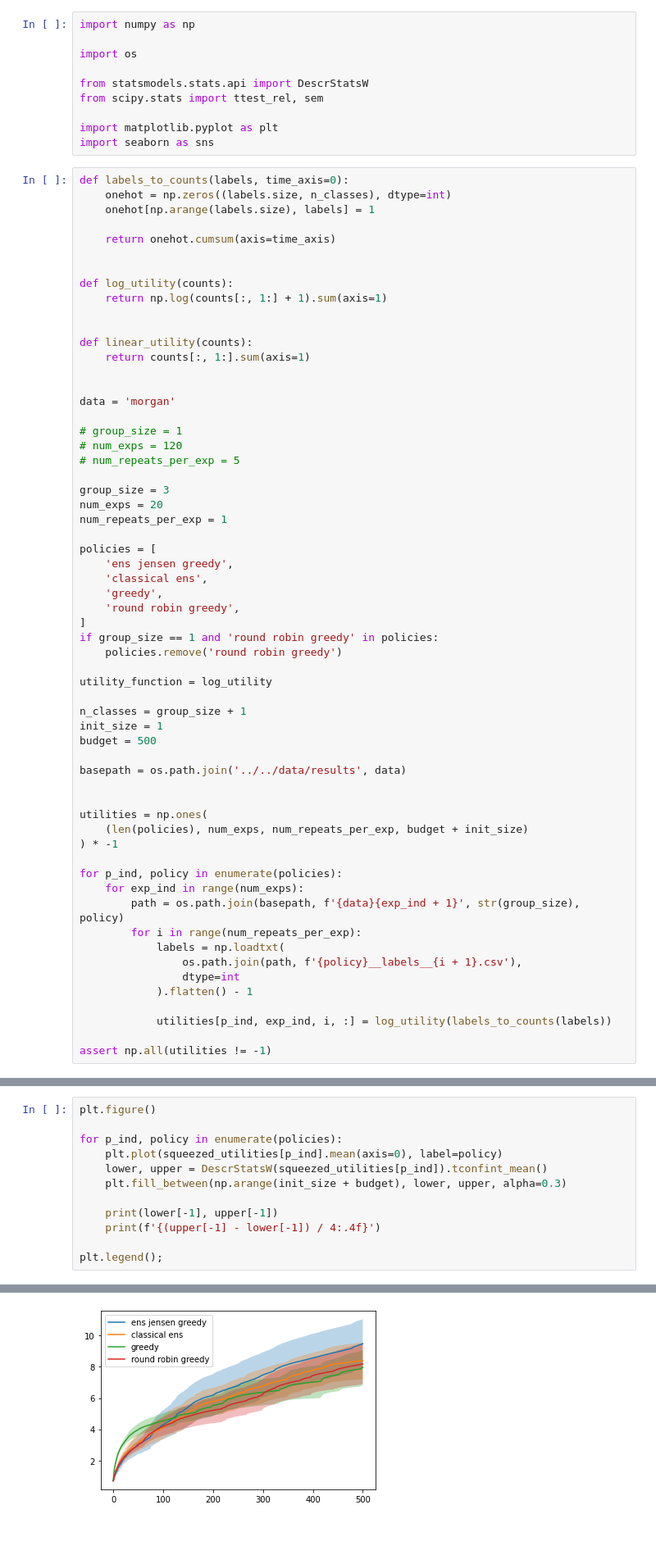
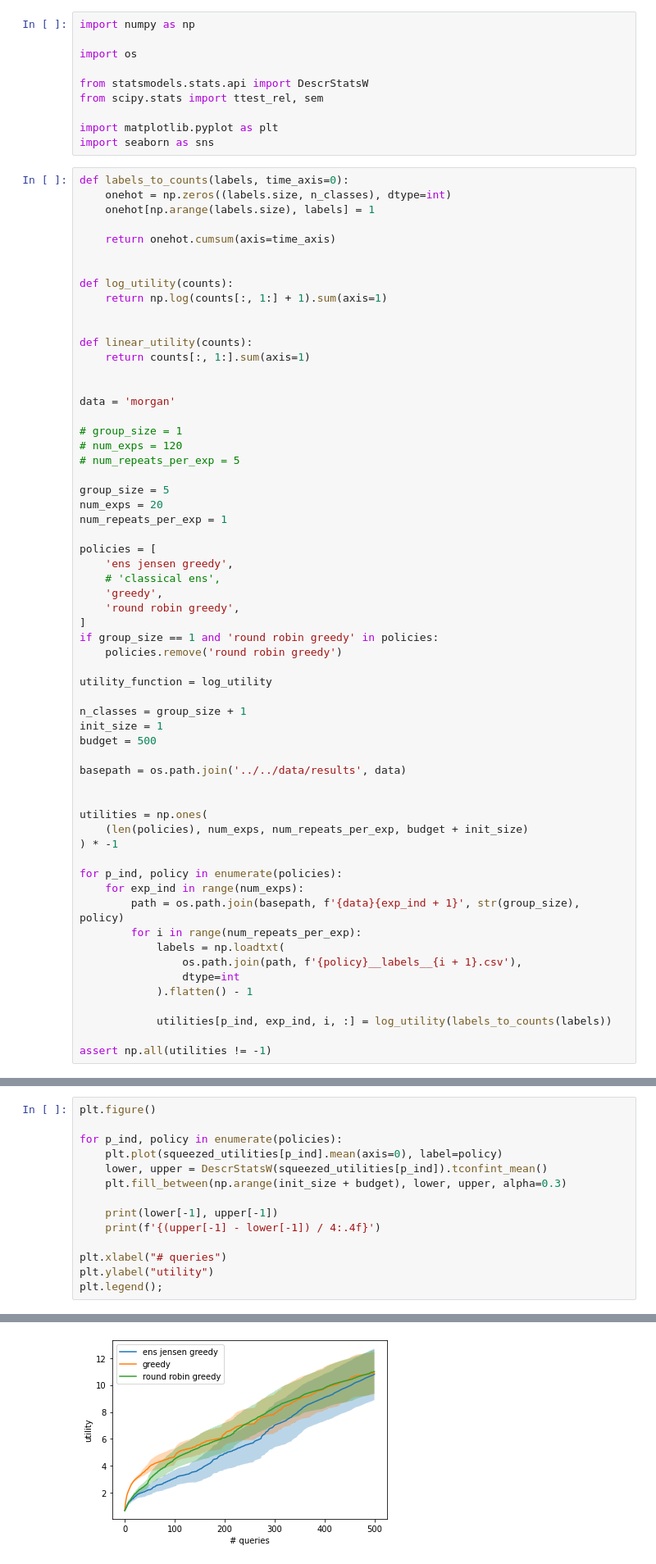
Before and after one commit to KrisNguyen135/diverse_as, a Jupyter notebook: notebooks/Performance/Drug utility.ipynb, the cells around one changed output, grey strips where cells are left out. Shown at 82% size. Drawn from its saved outputs; the diff is of its cells as text; blank space fills up the shorter version.

```diff
--- a/notebooks/Performance/Drug utility.ipynb
+++ b/notebooks/Performance/Drug utility.ipynb
@@ -30,13 +30,13 @@ data = 'morgan'
 # num_exps = 120
 # num_repeats_per_exp = 5
 
-group_size = 3
+group_size = 5
 num_exps = 20
 num_repeats_per_exp = 1
 
 policies = [
     'ens jensen greedy',
-    'classical ens',
+    # 'classical ens',
     'greedy',
     'round robin greedy',
 ]
@@ -181,5 +173,7 @@ for p_ind, policy in enumerate(policies):
     print(lower[-1], upper[-1])
     print(f'{(upper[-1] - lower[-1]) / 4:.4f}')
 
+plt.xlabel("# queries")
+plt.ylabel("utility")
 plt.legend();
 # %% [output]
@@ -194 +186 @@ plt.legend();
-[figure, old version]
+[figure, new version]
```
Also changed, not shown: parts of 7 cells of this notebook, 2 other files.
